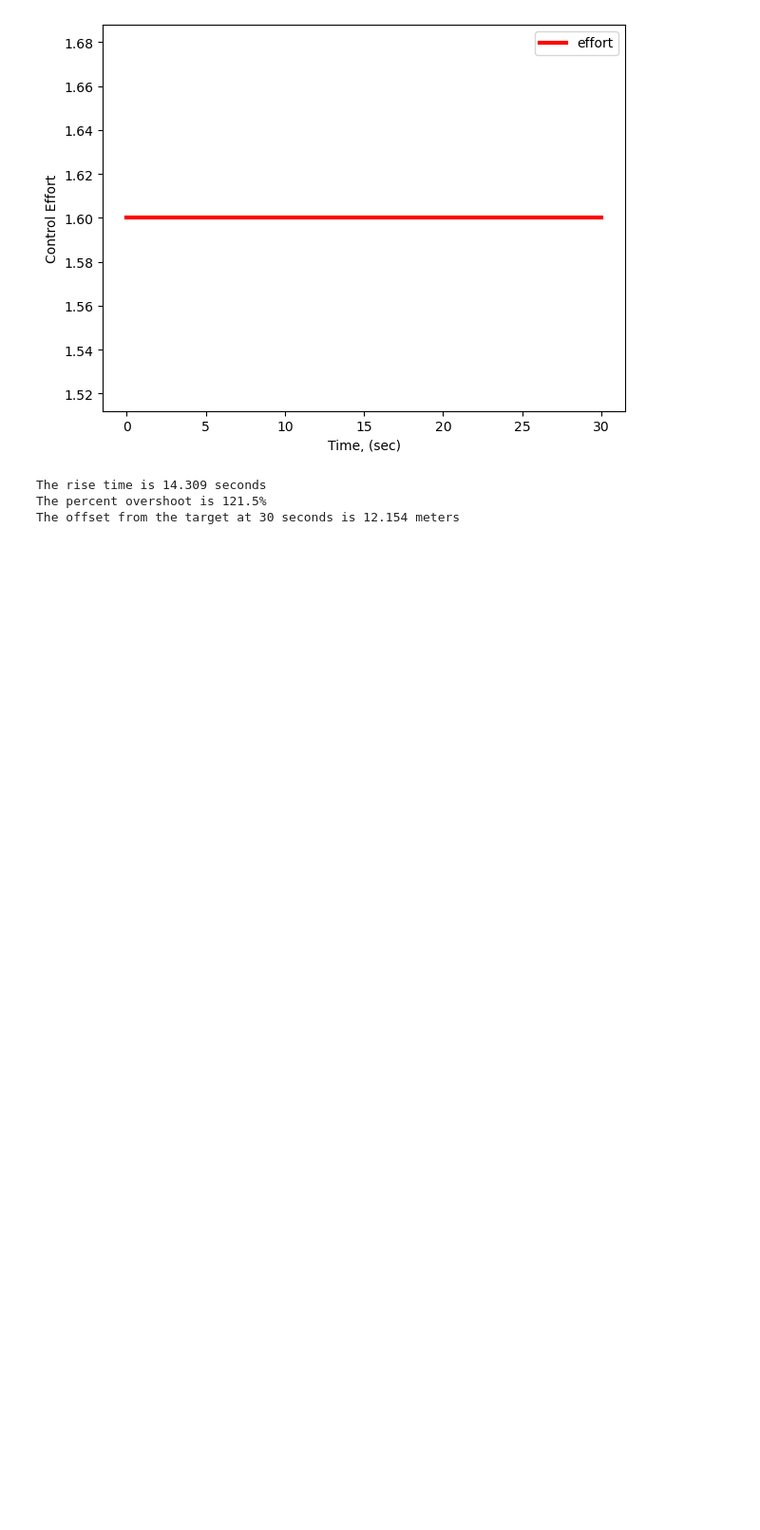
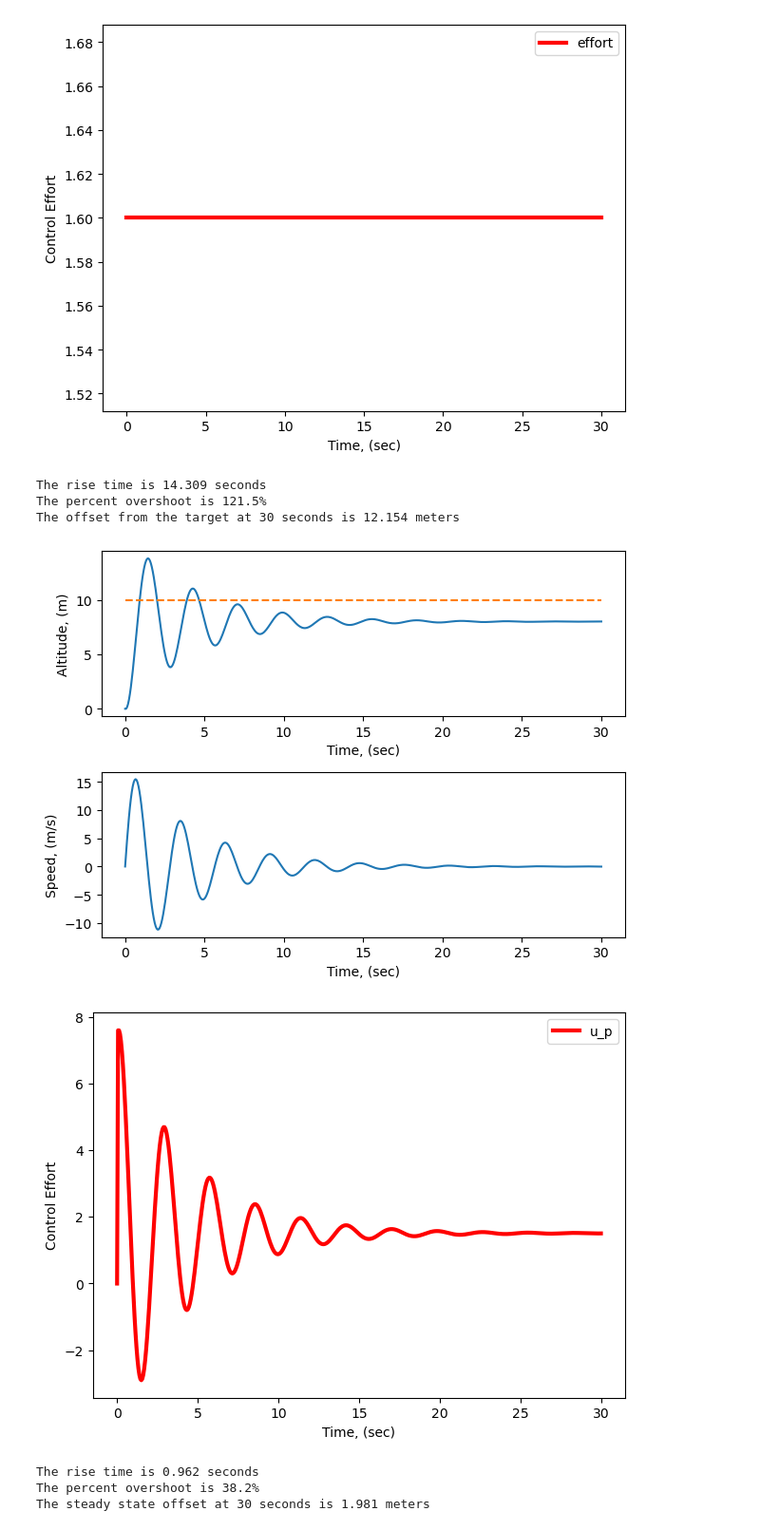
Before and after one commit to yacin-hamdi/robotics_software_engineering, a Jupyter notebook: controls/pid.ipynb, the cells around one changed output. Shown: that part at 95% size. Drawn from its saved outputs; the diff is of its cells as text; code cells hidden in the pictures; blank space fills up the shorter version.

Commit message:
add p controller code

```diff
--- a/controls/pid.ipynb
+++ b/controls/pid.ipynb
@@ -99,0 +134,43 @@ The offset from the target at 30 seconds is 12.154 meters
+# %%
+# Plot results
+SP = np.ones_like(time)*r # altitude set point
+fig = plt.figure()
+ax1 = fig.add_subplot(211)
+ax1.plot(time, soln[:,0],time,SP,'--')
+ax1.set_xlabel('Time, (sec)')
+ax1.set_ylabel('Altitude, (m)')
+
+ax2 = fig.add_subplot(212)
+ax2.plot(time, soln[:,1])
+ax2.set_xlabel('Time, (sec)')
+ax2.set_ylabel('Speed, (m/s)')
+plt.tight_layout()
+plt.show()
+
+fig2 = plt.figure()
+ax3 = fig2.add_subplot(111)
+ax3.plot(time, p.u_p, label='u_p', linewidth=3, color = 'red')
+ax3.set_xlabel('Time, (sec)')
+ax3.set_ylabel('Control Effort')
+h, l = ax3.get_legend_handles_labels()
+ax3.legend(h, l)
+plt.tight_layout()
+plt.show()
+##################
+y0 = soln[:,0] #altitude
+rise_time_index =  np.argmax(y0>r)
+RT = time[rise_time_index]
+print("The rise time is {0:.3f} seconds".format(RT))
+
+OS = (np.max(y0) - r)/r*100
+if OS < 0:
+    OS = 0
+print("The percent overshoot is {0:.1f}%".format(OS))
+
+print ("The steady state offset at 30 seconds is {0:.3f} meters".format(abs(soln[-1,0]-r)))
+# %% [output]
+[figure, added]
+[figure, added]
+The rise time is 0.962 seconds
+The percent overshoot is 38.2%
+The steady state offset at 30 seconds is 1.981 meters
```
Also changed, not shown: parts of 2 cells of this notebook, 2 other files.
